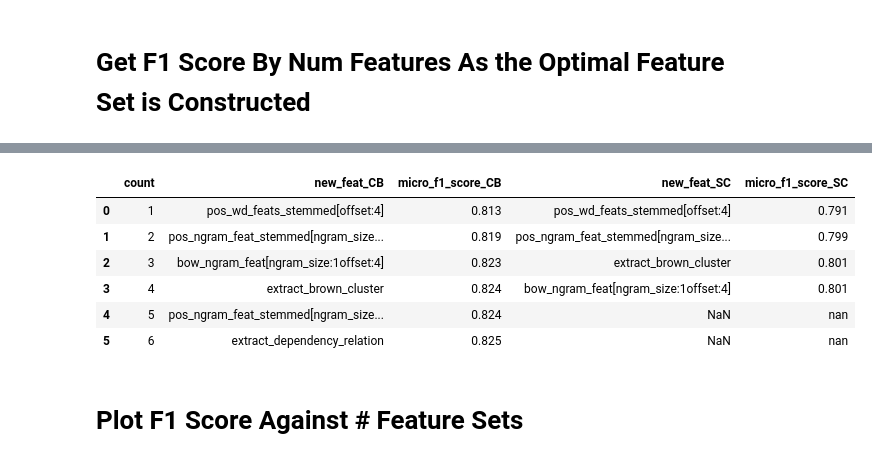
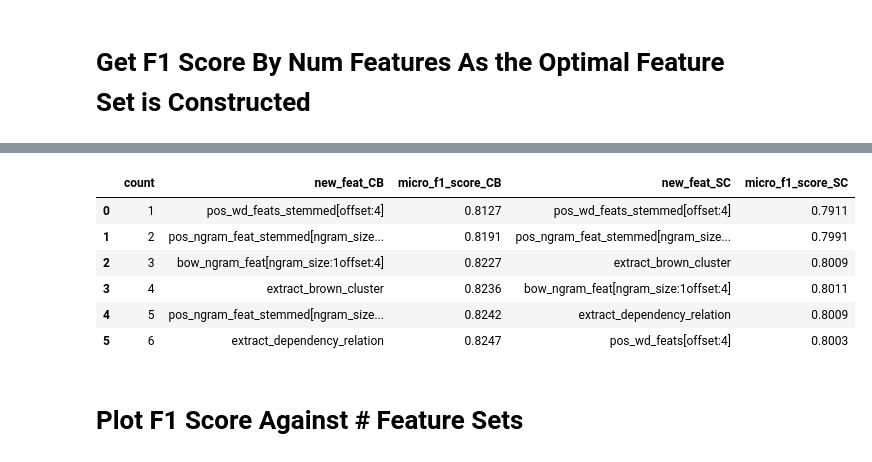
Before and after one commit to simonhughes22/PythonNlpResearch, a Jupyter notebook: notebooks/Mongo Queries/Query Feature Selection Results.ipynb, the cells around one changed output, grey strips where cells are left out. Drawn from its saved outputs; the diff is of its cells as text; code cells hidden in the pictures.

```diff
--- a/notebooks/Mongo Queries/Query Feature Selection Results.ipynb
+++ b/notebooks/Mongo Queries/Query Feature Selection Results.ipynb
@@ -293,7 +293,3 @@ pd.merge(get_by_featureset_size(cb_vd_df), get_by_featureset_size(sc_vd_df), on=
 ### <span style="color:red">NOTE: Optimal SC performance Tails off After 4 features</span>
 # %% [markdown]
 # Get F1 Score By Num Features As the Optimal Feature Set is Constructed
-# %%
-df = sc_vd_df
-max_feats = df["count"].values.max()
-df[df["count"] == max_feats].sort_values("micro_f1_score", ascending=False).head(1)["feats"].iloc[0]
@@ -307,10 +296,13 @@ df[df["count"] == max_feats].sort_values("micro_f1_score", ascending=False).head
 # %%
-cols_filter = "count,new_feat,micro_f1_score,micro_recall,micro_precision".split(",")
+#cols_filter = "count,new_feat,micro_f1_score,micro_recall,micro_precision,window_size".split(",")
+cols_filter = "count,new_feat,micro_f1_score,window_size".split(",")
 
 def get_f1_by_feat_count(df):
     #max_feats = df["count"].values.max()
 
-    top_feats = df.sort_values("micro_f1_score", ascending=False).iloc[0]["feats"]
+    top_feats = df[df["window_size"] == 9]
+    top_feats = top_feats[top_feats["count"] == 6]
+    top_feats = top_feats.sort_values("micro_f1_score", ascending=False).iloc[0]["feats"]
 
     rows = []
     for i in range(0,len(top_feats)):
@@ -328,5 +320,5 @@ def get_f1_by_feat_count(df):
     return df_f1_by_feat_count[cols_filter]
 
 df_f1_score_by_feat_size= pd.merge(get_f1_by_feat_count(cb_vd_df), get_f1_by_feat_count(sc_vd_df), on="count", how="outer", suffixes=("_CB", "_SC"))
-#df_f1_score_by_feat_size
+df_f1_score_by_feat_size
 # Note that the optimal feature set for SC is only of size 4
@@ -333,17 +333,17 @@ df_f1_score_by_feat_size= pd.merge(get_f1_by_feat_count(cb_vd_df), get_f1_by_fea
 # %%
 # Round to 4 d.p. for printing
 df = df_f1_score_by_feat_size["count,new_feat_CB,micro_f1_score_CB,new_feat_SC,micro_f1_score_SC".split(",")].copy()
-df["micro_f1_score_CB"] = df["micro_f1_score_CB"].apply(lambda d: "{0:.3f}".format(d))
-df["micro_f1_score_SC"] = df["micro_f1_score_SC"].apply(lambda d: "{0:.3f}".format(d))
+df["micro_f1_score_CB"] = df["micro_f1_score_CB"].apply(lambda d: "{0:.4f}".format(d))
+df["micro_f1_score_SC"] = df["micro_f1_score_SC"].apply(lambda d: "{0:.4f}".format(d))
 df
 # %% [output]
 |  | count | new_feat_CB | micro_f1_score_CB | new_feat_SC | micro_f1_score_SC |
-| 0 | 1 | pos_wd_feats_stemmed[offset:4] | 0.813 | pos_wd_feats_stemmed[offset:4] | 0.791 |
-| 1 | 2 | pos_ngram_feat_stemmed[ngram_size... | 0.819 | pos_ngram_feat_stemmed[ngram_size... | 0.799 |
-| 2 | 3 | bow_ngram_feat[ngram_size:1offset:4] | 0.823 | extract_brown_cluster | 0.801 |
-| 3 | 4 | extract_brown_cluster | 0.824 | bow_ngram_feat[ngram_size:1offset:4] | 0.801 |
-| 4 | 5 | pos_ngram_feat_stemmed[ngram_size... | 0.824 | NaN | nan |
-| 5 | 6 | extract_dependency_relation | 0.825 | NaN | nan |
+| 0 | 1 | pos_wd_feats_stemmed[offset:4] | 0.8127 | pos_wd_feats_stemmed[offset:4] | 0.7911 |
+| 1 | 2 | pos_ngram_feat_stemmed[ngram_size... | 0.8191 | pos_ngram_feat_stemmed[ngram_size... | 0.7991 |
+| 2 | 3 | bow_ngram_feat[ngram_size:1offset:4] | 0.8227 | extract_brown_cluster | 0.8009 |
+| 3 | 4 | extract_brown_cluster | 0.8236 | bow_ngram_feat[ngram_size:1offset:4] | 0.8011 |
+| 4 | 5 | pos_ngram_feat_stemmed[ngram_size... | 0.8242 | extract_dependency_relation | 0.8009 |
+| 5 | 6 | extract_dependency_relation | 0.8247 | pos_wd_feats[offset:4] | 0.8003 |
 # %% [markdown]
 # Plot F1 Score Against # Feature Sets
 # %% [markdown]
```
Also changed, not shown: parts of 2 cells of this notebook.
